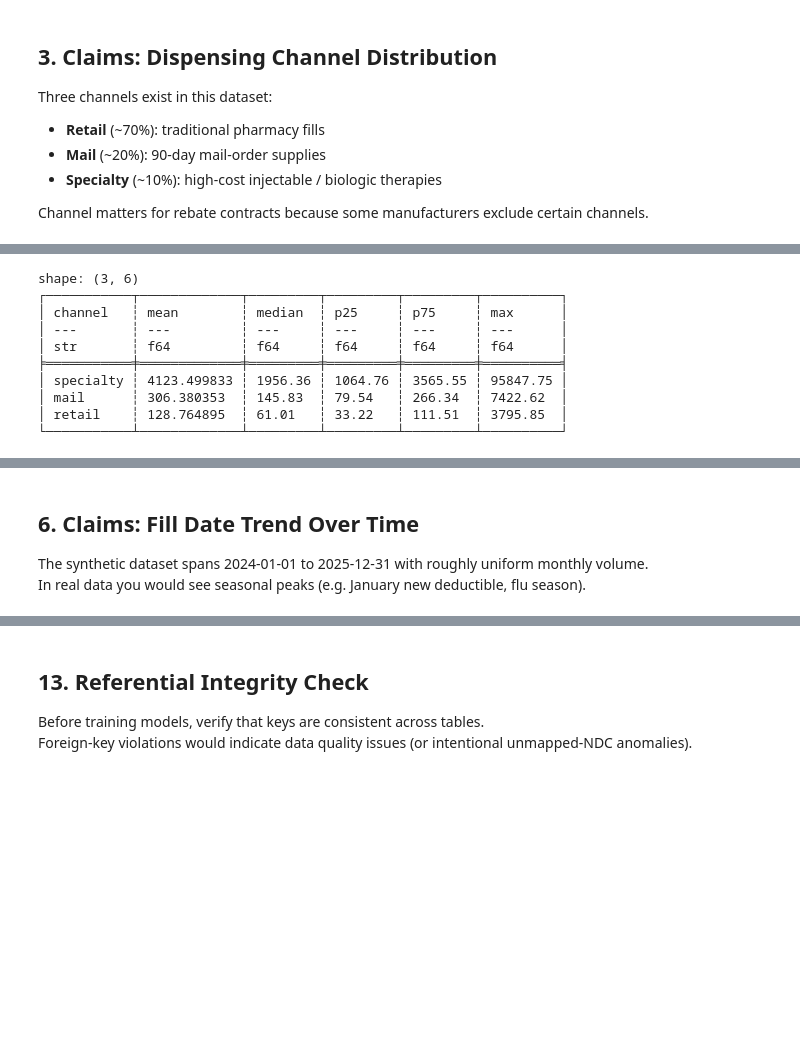
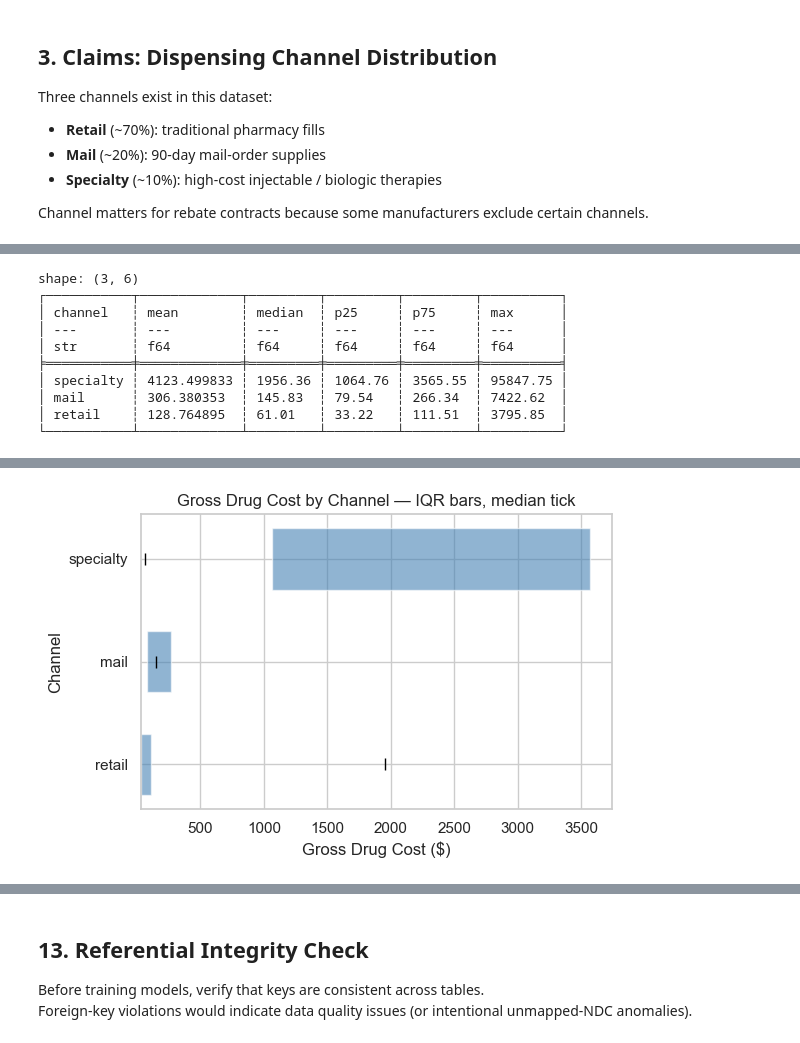
Before and after one commit to ZackLarsen/anomaly-detection, a Jupyter notebook: notebooks/01_generate_demo_data.ipynb, the cells around one changed output, grey strips where cells are left out. Drawn from its saved outputs; the diff is of its cells as text; code cells hidden in the pictures; blank space fills up the shorter version.

```diff
--- a/notebooks/01_generate_demo_data.ipynb
+++ b/notebooks/01_generate_demo_data.ipynb
@@ -175,34 +158,22 @@ cost_stats = (
 )
 print(cost_stats)
 
-# Box-plot approximation: mean ± IQR bars
-cost_pd = cost_stats.to_pandas()
+# Plot with matplotlib - box plot style
+fig, ax = plt.subplots(figsize=(6, 4))
+data = cost_stats.to_pandas().sort_values("median")
 
-bars = (
-    alt.Chart(cost_pd)
-    .mark_bar()
-    .encode(
-        x=alt.X("channel:N", title="Channel"),
-        y=alt.Y("p25:Q", title="Gross Drug Cost ($)"),
-        y2="p75:Q",
-        color="channel:N",
-        tooltip=["channel", "mean", "median", "p25", "p75"],
-    )
-)
+# Create bar plot for IQR
+for idx, row in data.iterrows():
+    ax.barh(row['channel'], row['p75'] - row['p25'],
+            left=row['p25'], height=0.6, alpha=0.6, color='steelblue')
+    # Add median line
+    ax.plot(row['median'], idx, 'k-', linewidth=2, markersize=8, marker='|')
 
-medians = (
-    alt.Chart(cost_pd)
-    .mark_tick(color="black", thickness=2, size=20)
-    .encode(
-        x=alt.X("channel:N"),
-        y=alt.Y("median:Q"),
-    )
-)
-
-(bars + medians).properties(
-    title="Gross Drug Cost by Channel — IQR bars, median tick",
-    width=350, height=300
-)
+ax.set_xlabel("Gross Drug Cost ($)")
+ax.set_ylabel("Channel")
+ax.set_title("Gross Drug Cost by Channel — IQR bars, median tick")
+plt.tight_layout()
+plt.show()
 # %% [output]
 shape: (3, 6)
 ┌───────────┬─────────────┬─────────┬─────────┬─────────┬──────────┐
@@ -218,5 +188 @@ shape: (3, 6)
+[figure, added]
-# %% [markdown]
-## 6. Claims: Fill Date Trend Over Time
-
-The synthetic dataset spans 2024-01-01 to 2025-12-31 with roughly uniform monthly volume.
-In real data you would see seasonal peaks (e.g. January new deductible, flu season).
```
Also changed, not shown: parts of 23 cells of this notebook, 4 other files.
